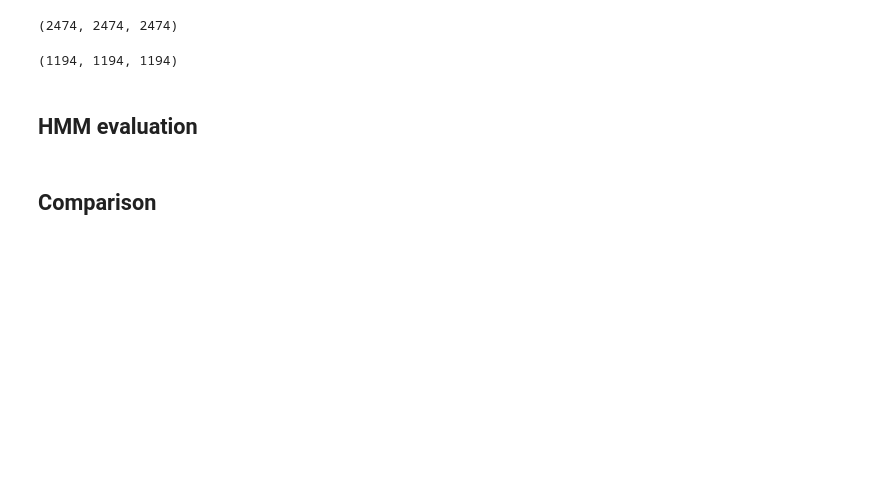
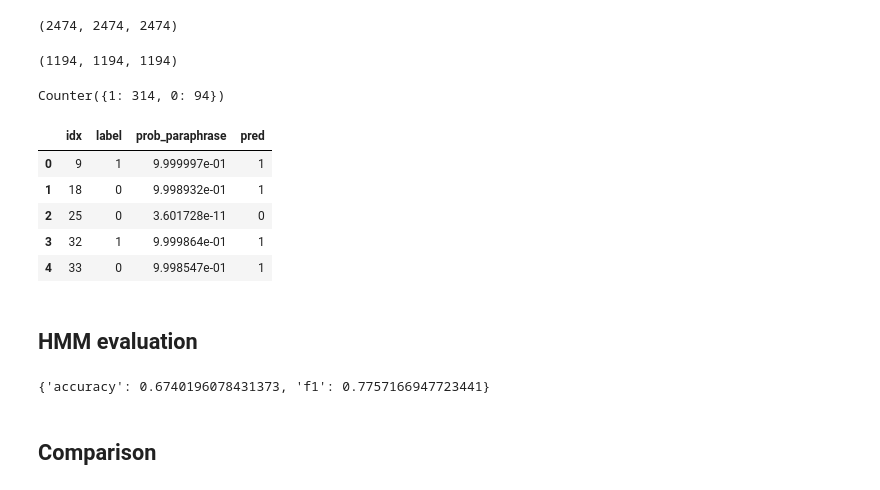
Before and after one commit to freemanchamjames/nlp_paraphrase_detection, a Jupyter notebook: notebooks/02_group1_count_models.ipynb, the cells around one changed output. Cells and saved outputs as stored; diff of their text form; code cells hidden in the pictures; blank space fills up the shorter version.

Commit message:
Update Group 1 count models notebook

```diff
--- a/notebooks/02_group1_count_models.ipynb
+++ b/notebooks/02_group1_count_models.ipynb
@@ -511,8 +522,8 @@ for index, row in non_paraphrase_train.iterrows():
     non_paraphrase_sentence1_pos.append(sentence1_pos)
     non_paraphrase_sentence2_pos.append(sentence2_pos)
 
-non_paraphrase_train['sentence1_pos'] = non_paraphrase_sentence1_pos
-non_paraphrase_train['sentence2_pos'] = non_paraphrase_sentence2_pos
+non_paraphrase_train['non_paraphrase_sentence1_pos'] = non_paraphrase_sentence1_pos
+non_paraphrase_train['non_paraphrase_sentence2_pos'] = non_paraphrase_sentence2_pos
 
 len(non_paraphrase_sentence1_pos), len(non_paraphrase_sentence2_pos), len(non_paraphrase_train)
 # %% [output]
@@ -523,0 +531,25 @@ hmm_paraphrase_start_counter = Counter()
+# %%
+paraphrase_sequences = (
+    paraphrase_train["paraphrase_sentence1_pos"].tolist()
+    + paraphrase_train["paraphrase_sentence2_pos"].tolist()
+)
+
+non_paraphrase_sequences = (
+    non_paraphrase_train["non_paraphrase_sentence1_pos"].tolist()
+    + non_paraphrase_train["non_paraphrase_sentence2_pos"].tolist()
+)
+# %%
+laplace_estimator = lambda fd, bins: LaplaceProbDist(fd, bins)
+
+paraphrase_trainer = HiddenMarkovModelTrainer()
+non_paraphrase_trainer = HiddenMarkovModelTrainer()
+
+paraphrase_hmm = paraphrase_trainer.train_supervised(
+    paraphrase_sequences,
+    estimator=laplace_estimator
+)
+
+non_paraphrase_hmm = non_paraphrase_trainer.train_supervised(
+    non_paraphrase_sequences,
+    estimator=laplace_estimator
+)
@@ -524,4 +588,38 @@ hmm_paraphrase_start_counter = Counter()
+# %%
+Counter(hmm_predictions)
+# %% [output]
+Counter({1: 314, 0: 94})
+# %%
+hmm_prediction_df = pd.DataFrame({
+    "idx": val_df["idx"],
+    "label": val_df["label"],
+    "prob_paraphrase": [
+        1 / (1 + np.exp(-(p - n)))
+        for p, n in zip(hmm_paraphrase_scores, hmm_non_paraphrase_scores)
+    ],
+    "pred": hmm_predictions
+})
+
+hmm_prediction_df = hmm_prediction_df[PRED_COLUMNS]
+
+hmm_prediction_df.head()
+# %% [output]
+|  | idx | label | prob_paraphrase | pred |
+| 0 | 9 | 1 | 9.999997e-01 | 1 |
+| 1 | 18 | 0 | 9.998932e-01 | 1 |
+| 2 | 25 | 0 | 3.601728e-11 | 0 |
+| 3 | 32 | 1 | 9.999864e-01 | 1 |
+| 4 | 33 | 0 | 9.998547e-01 | 1 |
 # %% [markdown]
 ## HMM evaluation
+# %%
+hmm_results = evaluate(
+    hmm_prediction_df["label"],
+    hmm_prediction_df["pred"]
+)
+
+hmm_results
+# %% [output]
+{'accuracy': 0.6740196078431373, 'f1': 0.7757166947723441}
 # %% [markdown]
 ## Comparison
```
Also changed, not shown: parts of 26 cells of this notebook.
